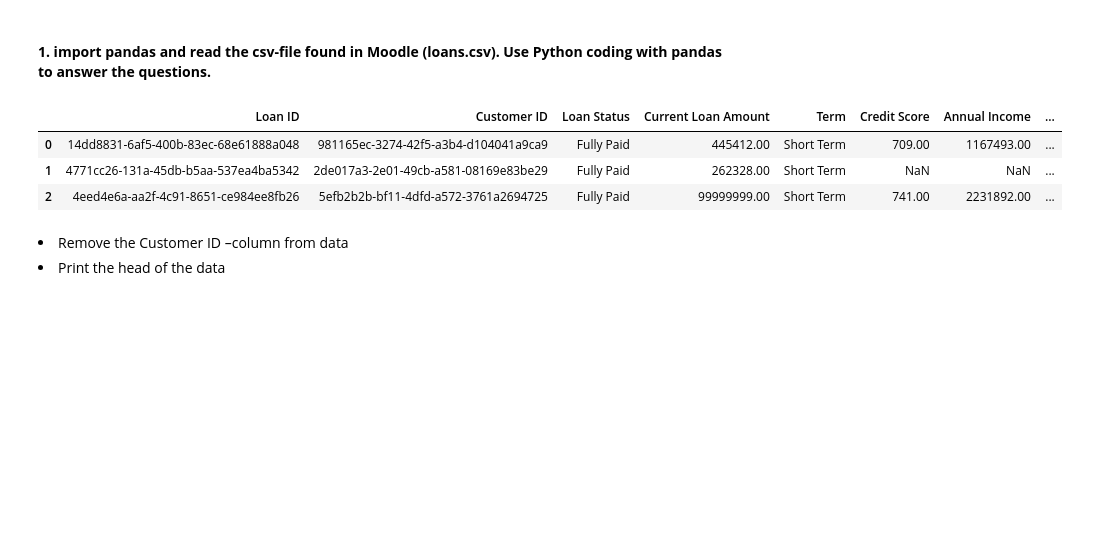
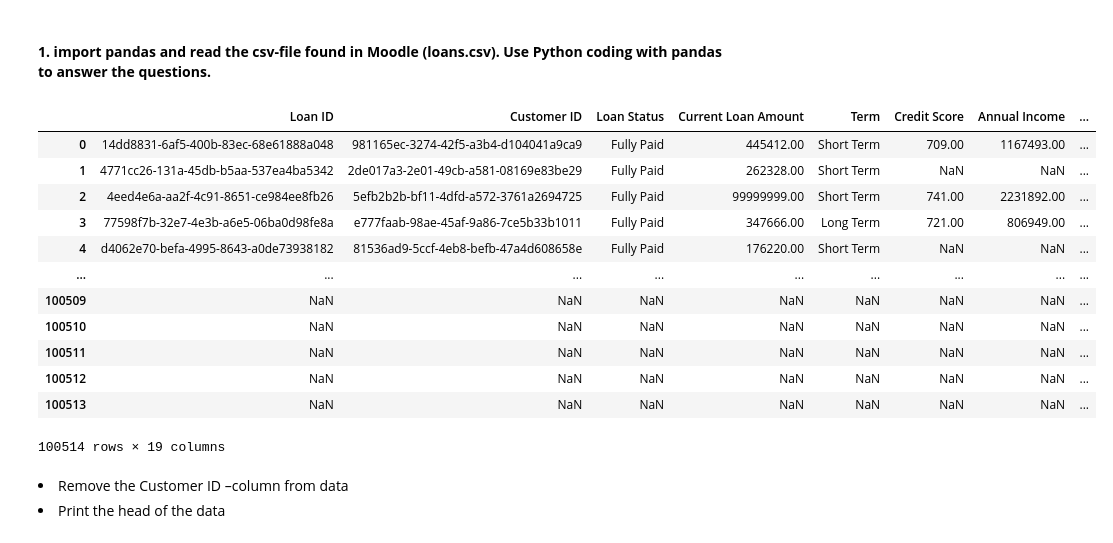
Before and after one commit to jehuhta/Intro_Data_Analytics_Huhta_Jeremy_Spring2025, a Jupyter notebook: Exercises_2_Pandas/DataAnalyticsExerciseSet2.ipynb, the cells around one changed output. Cells and saved outputs as stored; diff of their text form; code cells hidden in the pictures; blank space fills up the shorter version.

```diff
--- a/Exercises_2_Pandas/DataAnalyticsExerciseSet2.ipynb
+++ b/Exercises_2_Pandas/DataAnalyticsExerciseSet2.ipynb
@@ -23,14 +23,23 @@ You can return all of these exercises in a single Jupyter Notebook, if you wish.
 # %%
 import pandas as pd
 
 # Converting loans.CSV to a Pandas DF.
 df = pd.read_csv('loans.csv')
-df.head(3)
+df
 # %% [output]
 |  | Loan ID | Customer ID | Loan Status | Current Loan Amount | Term | Credit Score | Annual Income | ... |
 | 0 | 14dd8831-6af5-400b-83ec-68e61888a048 | 981165ec-3274-42f5-a3b4-d104041a9ca9 | Fully Paid | 445412.00 | Short Term | 709.00 | 1167493.00 | ... |
 | 1 | 4771cc26-131a-45db-b5aa-537ea4ba5342 | 2de017a3-2e01-49cb-a581-08169e83be29 | Fully Paid | 262328.00 | Short Term | NaN | NaN | ... |
 | 2 | 4eed4e6a-aa2f-4c91-8651-ce984ee8fb26 | 5efb2b2b-bf11-4dfd-a572-3761a2694725 | Fully Paid | 99999999.00 | Short Term | 741.00 | 2231892.00 | ... |
+| 3 | 77598f7b-32e7-4e3b-a6e5-06ba0d98fe8a | e777faab-98ae-45af-9a86-7ce5b33b1011 | Fully Paid | 347666.00 | Long Term | 721.00 | 806949.00 | ... |
+| 4 | d4062e70-befa-4995-8643-a0de73938182 | 81536ad9-5ccf-4eb8-befb-47a4d608658e | Fully Paid | 176220.00 | Short Term | NaN | NaN | ... |
+| ... | ... | ... | ... | ... | ... | ... | ... | ... |
+| 100509 | NaN | NaN | NaN | NaN | NaN | NaN | NaN | ... |
+| 100510 | NaN | NaN | NaN | NaN | NaN | NaN | NaN | ... |
+| 100511 | NaN | NaN | NaN | NaN | NaN | NaN | NaN | ... |
+| 100512 | NaN | NaN | NaN | NaN | NaN | NaN | NaN | ... |
+| 100513 | NaN | NaN | NaN | NaN | NaN | NaN | NaN | ... |
+100514 rows × 19 columns
 # %% [markdown]
 <li>Remove the Customer ID –column from data</li>
 <li>Print the head of the data</li>
```
Also changed, not shown: parts of 8 cells of this notebook.
